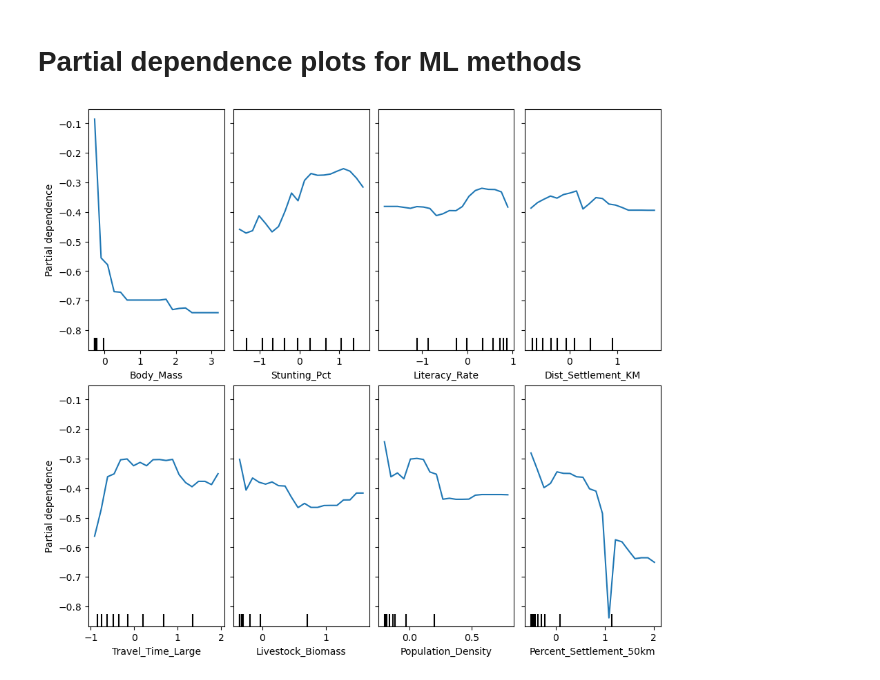
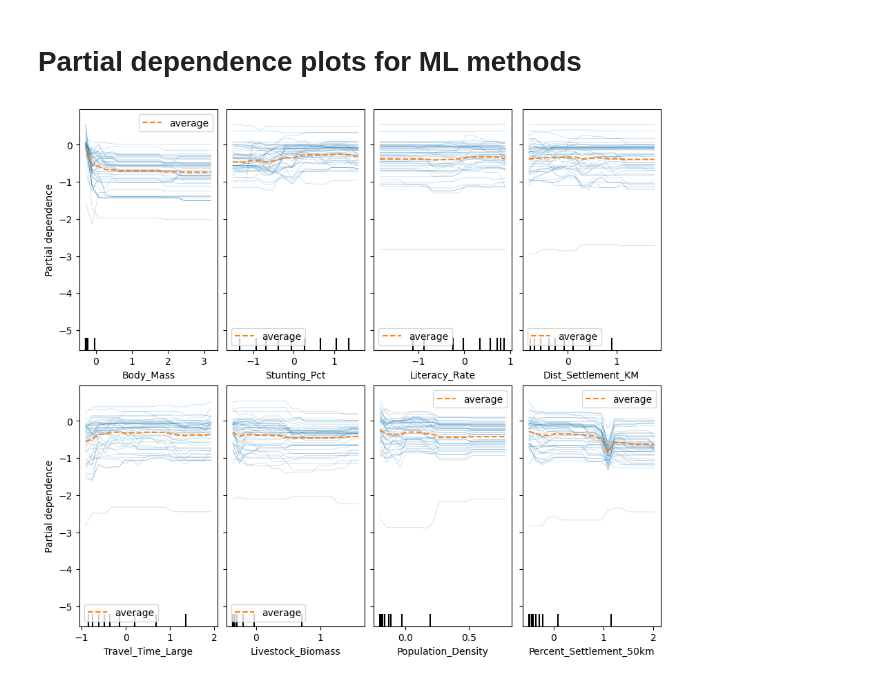
Before and after one commit to emiliolr/life-hunting, a Jupyter notebook: notebooks/final_model_exploration.ipynb, the cells around one changed output. Drawn from its saved outputs; the diff is of its cells as text; code cells hidden in the pictures.

```diff
--- a/notebooks/final_model_exploration.ipynb
+++ b/notebooks/final_model_exploration.ipynb
@@ -151,20 +151,20 @@ X_zero, X_nonzero = get_zero_nonzero_datasets(pp_data, extirp_pos = model.extirp
 # %%
 # Code modified from sklearn docs: https://scikit-learn.org/stable/auto_examples/inspection/plot_partial_dependence.html#sphx-glr-auto-examples-inspection-plot-partial-dependence-py
 #  - FIRST TRYING ON ONLY NONZERO MODEL!
 common_params = {
     'subsample' : 50,
     'n_jobs' : 1,
     'grid_resolution' : 20,
     'random_state' : 1693,
 }
 
 features_info = {
     'features' : [c for c in pp_data.columns if c != 'Protected_Area'],
-    'kind' : 'average'
+    'kind' : 'both'
 }
 
 _, ax = plt.subplots(ncols = 4, nrows = 2, figsize = (9, 8), constrained_layout = True)
 display = PartialDependenceDisplay.from_estimator(nonzero_model, X_nonzero, **features_info,
                                                   ax = ax, **common_params)
 # %% [output]
-[figure, old version]
+[figure, new version]
```
Also changed, not shown: parts of 4 cells of this notebook, 4 other files.
